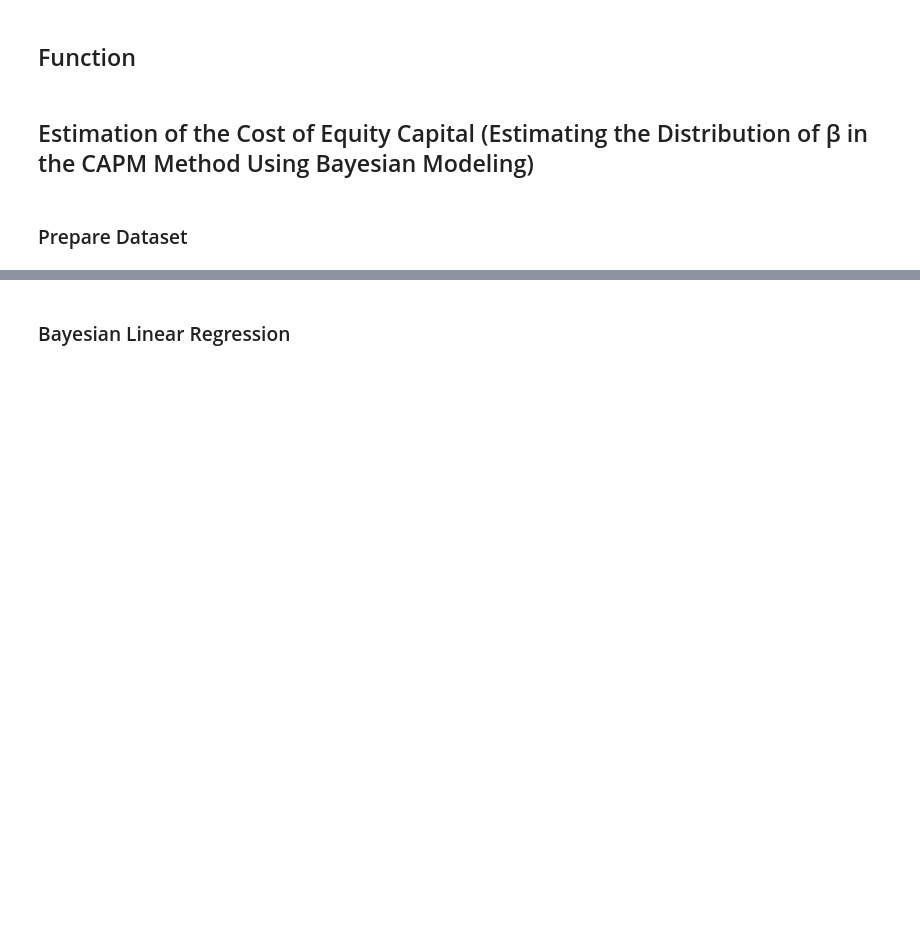
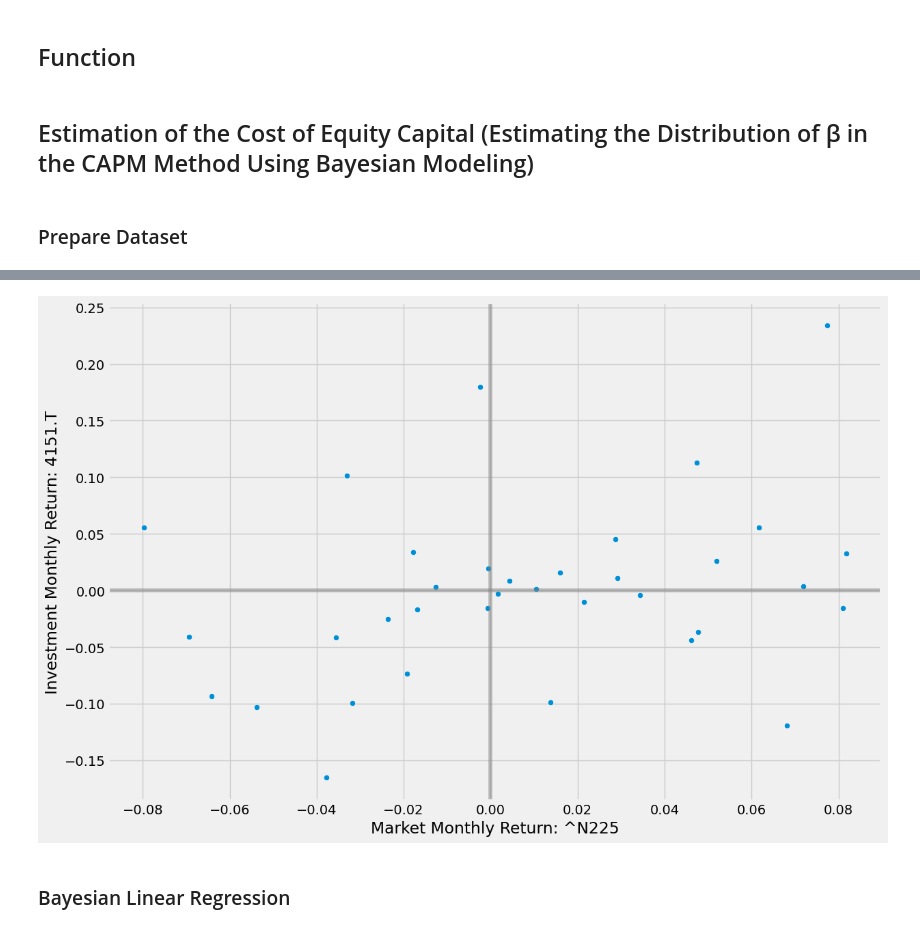
Before and after one commit to wakamatsuikuma/Learning, a Jupyter notebook: montecalro_DCF/notebook/monte_carlo_simulation_with_bayes.ipynb, the cells around one changed output, grey strips where cells are left out. Cells and saved outputs as stored; diff of their text form; code cells hidden in the pictures; blank space fills up the shorter version.

```diff
--- a/montecalro_DCF/notebook/monte_carlo_simulation_with_bayes.ipynb
+++ b/montecalro_DCF/notebook/monte_carlo_simulation_with_bayes.ipynb
@@ -222,3 +223,15 @@ plt.show()
+# %%
+# Vis Scatter Plot
+plt.figure(figsize = (13,9))
+
+plt.axvline(0, color='grey', alpha = 0.5)
+plt.axhline(0, color='grey', alpha = 0.5)
+sns.scatterplot(y = 'a_log_ret', x = 'm_log_ret', data = M_adjClose_merge_df)
+plt.xlabel('Market Monthly Return: {}'.format(stock_m))
+plt.ylabel('Investment Monthly Return: {}'.format(stock_e))
+plt.show()
+# %% [output]
+[figure, added]
 # %% [markdown]
 ### Bayesian Linear Regression
 # %%
```
Also changed, not shown: parts of 25 cells of this notebook.
